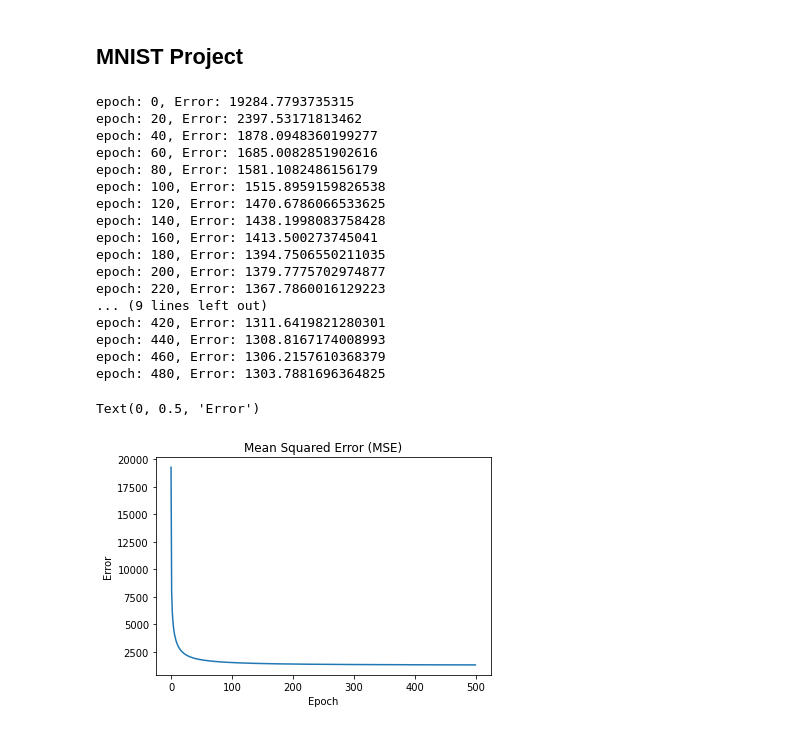
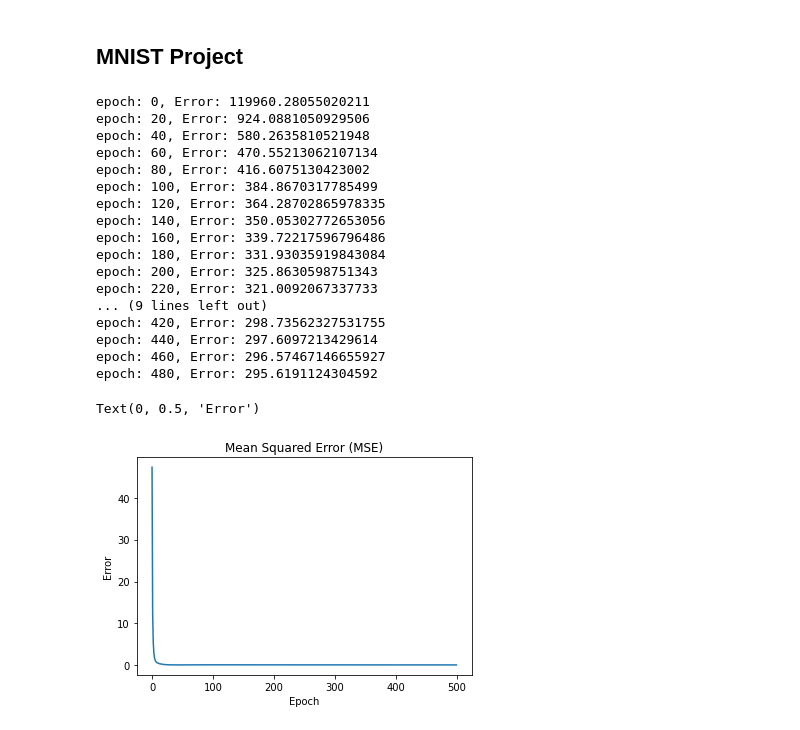
Before and after one commit to woodRock/grokking-deep-learning, a Jupyter notebook: chapter_5_generalizing_gradient_descent.ipynb, the cells around one changed output. Drawn from its saved outputs; the diff is of its cells as text; code cells hidden in the pictures.

```diff
--- a/chapter_5_generalizing_gradient_descent.ipynb
+++ b/chapter_5_generalizing_gradient_descent.ipynb
@@ -450,50 +450,51 @@ def neural_network(input, weights):
     return output
 
 alpha = 0.01
 epochs = 500
 
 images = normalize(images)
 labels, n_o = onehot_encoding(labels)
 labels = np.array(labels)
 weights = np.random.rand(n_o,n_i)
 weight_deltas = np.empty_like(weights)
 
 errors = []
 
 for epoch in range(epochs):
     error_sum = 0
     for image, label in zip(images, labels):
         preds = neural_network(image, weights)
+        error = sum((preds - label) ** 2)
         deltas = preds - label
-        weight_deltas = np.array([ image * delta for idx, delta in enumerate(deltas) ])
+        weight_deltas = np.array([ image * delta for delta in deltas ])
         weights -= weight_deltas * alpha
-        error_sum += np.sum(np.absolute(deltas))
-    errors.append(error_sum)
+        error_sum += error
+    errors.append(error)
 
     if epoch % 20 == 0:
         print(f"epoch: {epoch}, Error: {error_sum}")
 
 plt.plot(errors)
 plt.title("Mean Squared Error (MSE)")
 plt.xlabel("Epoch")
 plt.ylabel("Error")
 # %% [output]
-epoch: 0, Error: 19284.7793735315
-epoch: 20, Error: 2397.53171813462
-epoch: 40, Error: 1878.0948360199277
-epoch: 60, Error: 1685.0082851902616
-epoch: 80, Error: 1581.1082486156179
-epoch: 100, Error: 1515.8959159826538
-epoch: 120, Error: 1470.6786066533625
-epoch: 140, Error: 1438.1998083758428
-epoch: 160, Error: 1413.500273745041
-epoch: 180, Error: 1394.7506550211035
-epoch: 200, Error: 1379.7775702974877
-epoch: 220, Error: 1367.7860016129223
+epoch: 0, Error: 119960.28055020211
+epoch: 20, Error: 924.0881050929506
+epoch: 40, Error: 580.2635810521948
+epoch: 60, Error: 470.55213062107134
+epoch: 80, Error: 416.6075130423002
+epoch: 100, Error: 384.8670317785499
+epoch: 120, Error: 364.28702865978335
+epoch: 140, Error: 350.05302772653056
+epoch: 160, Error: 339.72217596796486
+epoch: 180, Error: 331.93035919843084
+epoch: 200, Error: 325.8630598751343
+epoch: 220, Error: 321.0092067337733
 ... (9 lines left out)
-epoch: 420, Error: 1311.6419821280301
-epoch: 440, Error: 1308.8167174008993
-epoch: 460, Error: 1306.2157610368379
-epoch: 480, Error: 1303.7881696364825
+epoch: 420, Error: 298.73562327531755
+epoch: 440, Error: 297.6097213429614
+epoch: 460, Error: 296.57467146655927
+epoch: 480, Error: 295.6191124304592
 Text(0, 0.5, 'Error')
-[figure, old version]
+[figure, new version]
```
